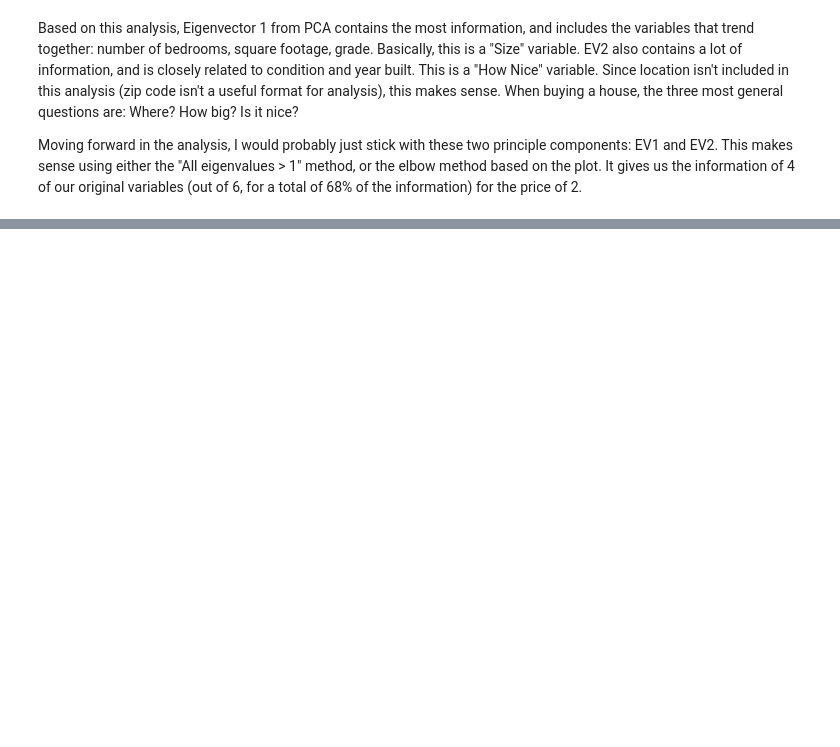
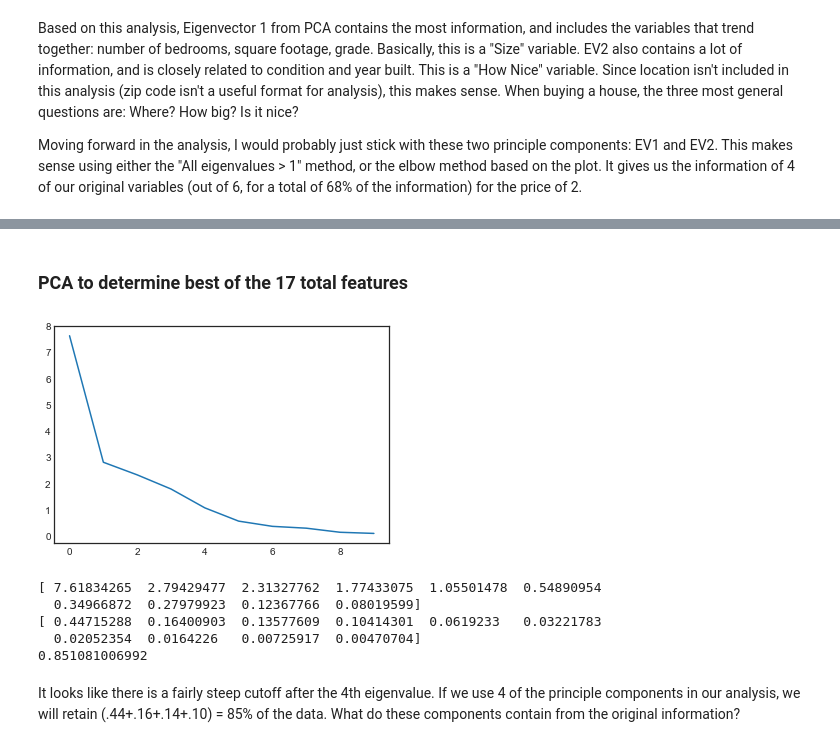
Before and after one commit to maxcalabro/Thinkful_Unit_2, a Jupyter notebook: 2.1.8 Dataset Prep.ipynb, the cells around one changed output, grey strips where cells are left out. Saved outputs shown, nothing was run; the diff lists cells and outputs as text; code cells hidden in the pictures; blank space fills up the shorter version.

```diff
--- a/2.1.8 Dataset Prep.ipynb
+++ b/2.1.8 Dataset Prep.ipynb
@@ -231,0 +278,29 @@ I already suspect PCA will have given us the best options, but what else could w
+# %% [markdown]
+### PCA to determine best of the 17 total features
+# %%
+X = StandardScaler().fit_transform(df_full.loc[:, 'bedrooms':])
+
+
+sklearn_pca = PCA(n_components=10)
+Y_sklearn = sklearn_pca.fit_transform(X)
+# %%
+eig_vals = sklearn_pca.explained_variance_
+eig_vecs = sklearn_pca.components_
+
+plt.plot(eig_vals)
+plt.show()
+# %% [output]
+[figure, added]
+# %%
+ratios = sklearn_pca.explained_variance_ratio_
+print(eig_vals)
+print(ratios)
+print(sum(ratios[:4]))
+# %% [output]
+[ 7.61834265  2.79429477  2.31327762  1.77433075  1.05501478  0.54890954
+  0.34966872  0.27979923  0.12367766  0.08019599]
+[ 0.44715288  0.16400903  0.13577609  0.10414301  0.0619233   0.03221783
+  0.02052354  0.0164226   0.00725917  0.00470704]
+0.851081006992
+# %% [markdown]
+It looks like there is a fairly steep cutoff after the 4th eigenvalue. If we use 4 of the principle components in our analysis, we will retain (.44+.16+.14+.10) = 85% of the data. What do these components contain from the original information?
```
Also changed, not shown: parts of 17 cells of this notebook.
